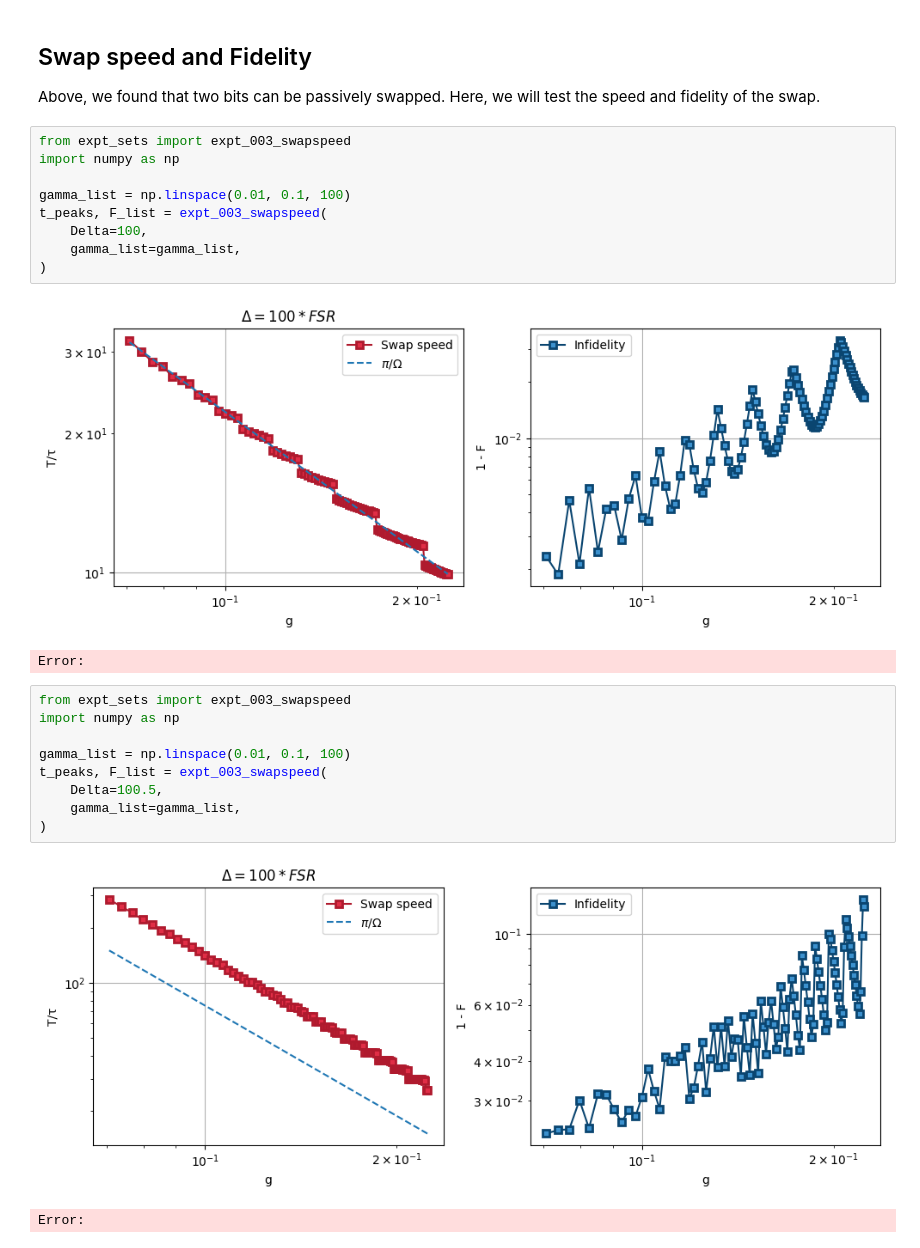
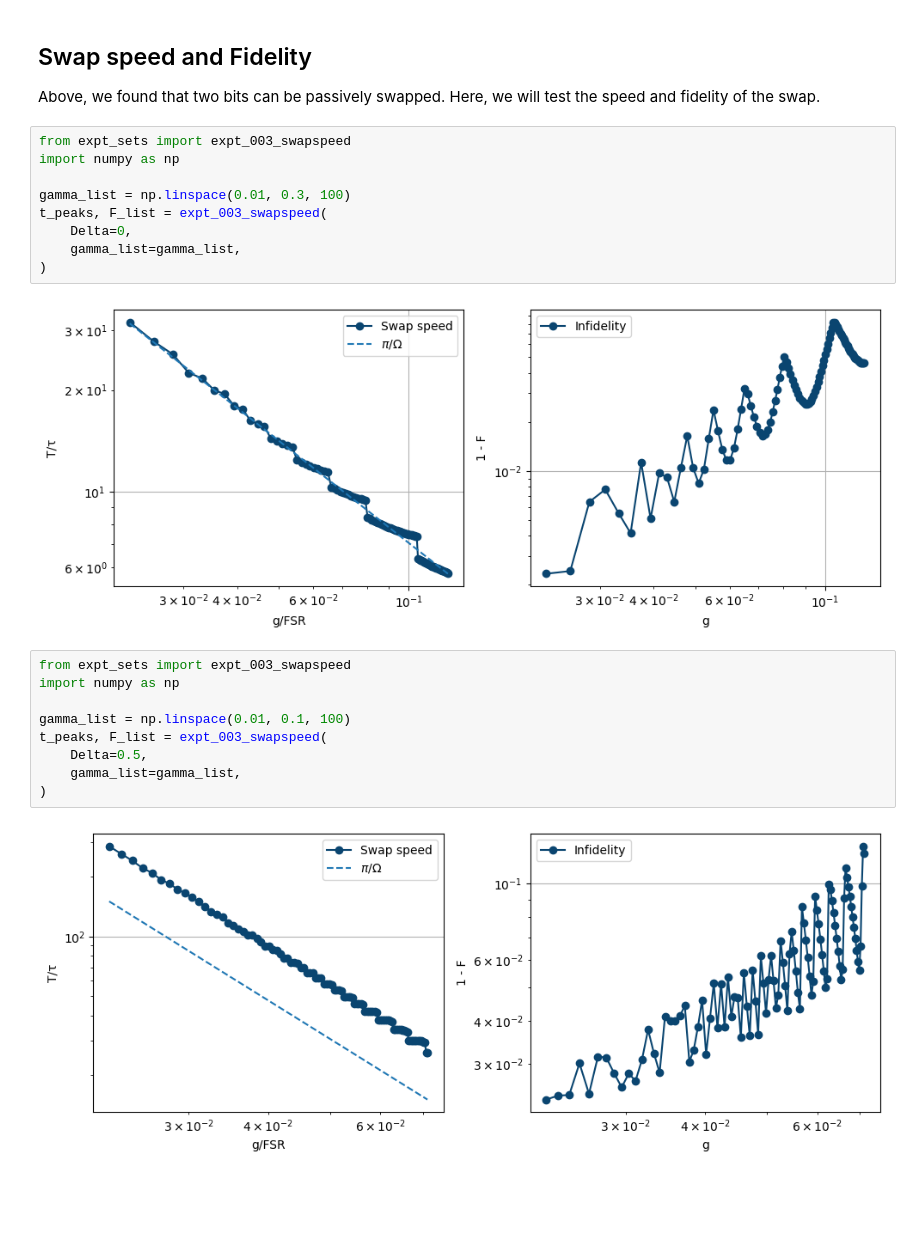
Before and after one commit to Taitoos2/non_markovian_qubit_swap, a Jupyter notebook: Idea_3.ipynb, the cells around one changed output. Drawn from its saved outputs; the diff is of its cells as text; blank space fills up the shorter version.

```diff
--- a/Idea_3.ipynb
+++ b/Idea_3.ipynb
@@ -54,24 +44,22 @@ Above, we found that two bits can be passively swapped. Here, we will test the s
 # %%
 from expt_sets import expt_003_swapspeed
 import numpy as np
 
-gamma_list = np.linspace(0.01, 0.1, 100)
+gamma_list = np.linspace(0.01, 0.3, 100)
 t_peaks, F_list = expt_003_swapspeed(
-    Delta=100,
+    Delta=0,
     gamma_list=gamma_list,
 )
 # %% [output]
-[figure, old version]
+[figure, new version]
-Error:
 # %%
 from expt_sets import expt_003_swapspeed
 import numpy as np
 
 gamma_list = np.linspace(0.01, 0.1, 100)
 t_peaks, F_list = expt_003_swapspeed(
-    Delta=100.5,
+    Delta=0.5,
     gamma_list=gamma_list,
 )
 # %% [output]
-[figure, old version]
+[figure, new version]
-Error:
```
Also changed, not shown: parts of 7 cells of this notebook, 1 other file.
